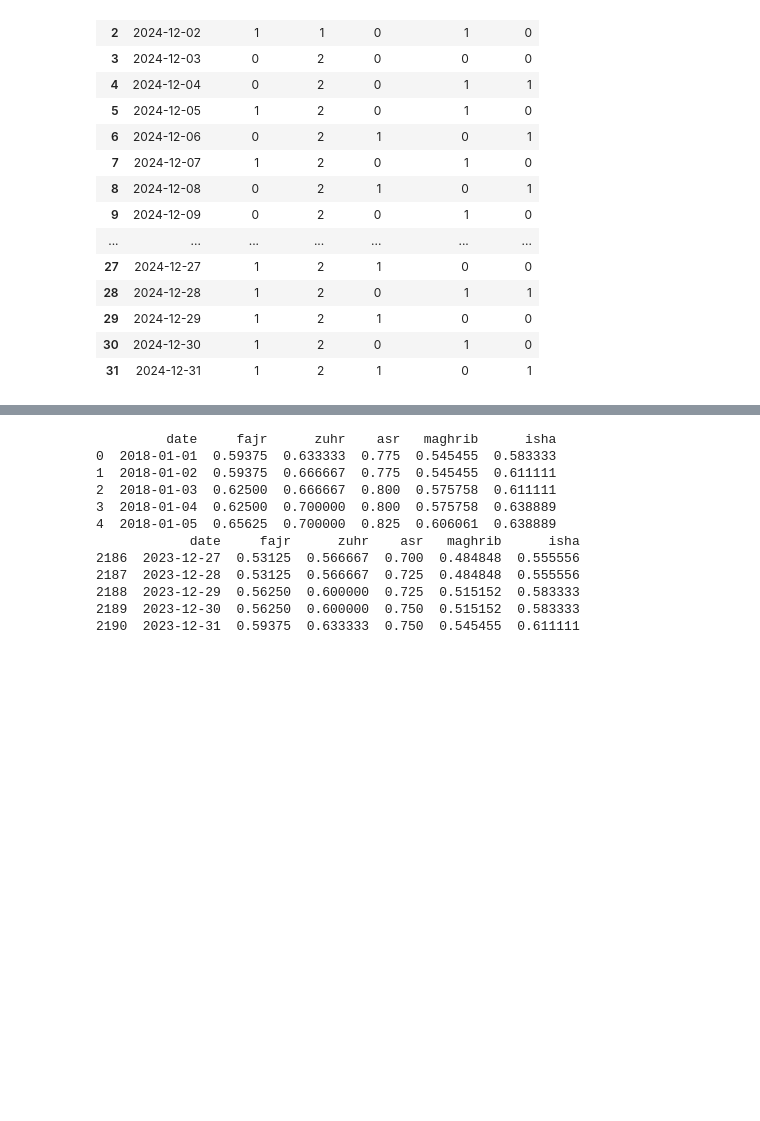
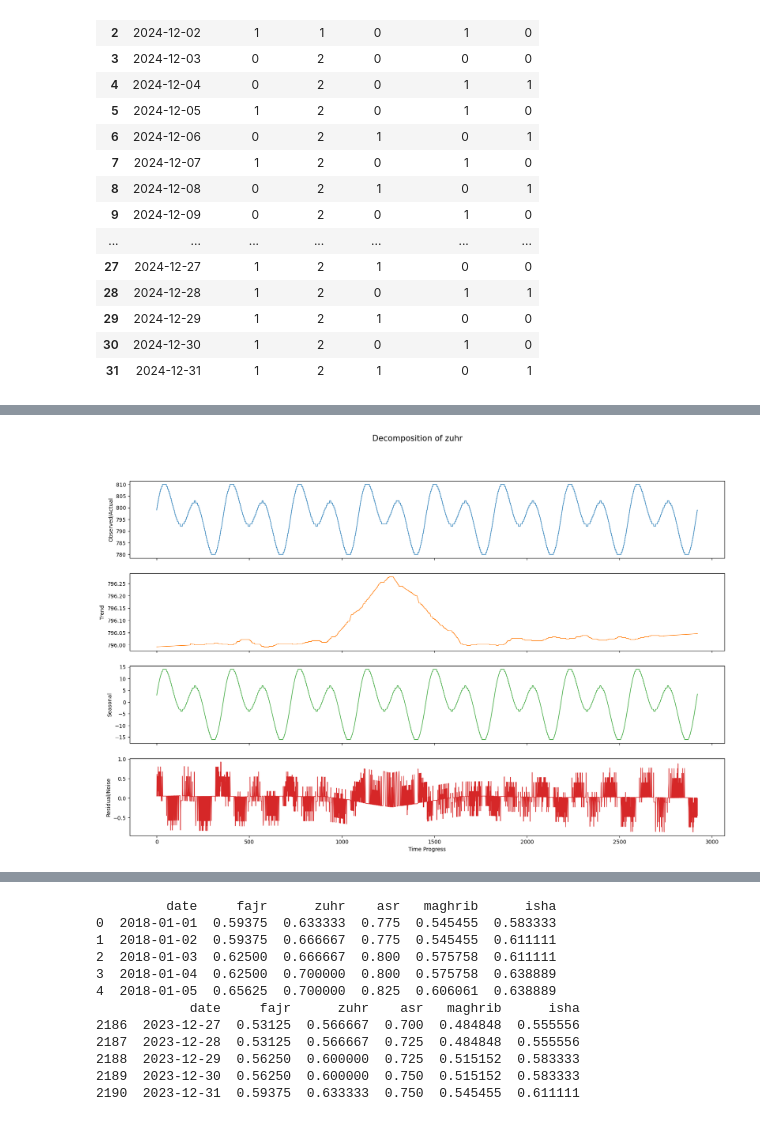
Before and after one commit to azamsuratem/predictprayertimes, a Jupyter notebook: python/objectives_1_and_2.ipynb, the cells around one changed output, grey strips where cells are left out. Saved outputs shown, nothing was run; the diff lists cells and outputs as text; code cells hidden in the pictures; blank space fills up the shorter version.

```diff
--- a/python/objectives_1_and_2.ipynb
+++ b/python/objectives_1_and_2.ipynb
@@ -334,0 +385,4 @@ plot_time_series()
+# %%
+decompose_time_series_charts("zuhr")
+# %% [output]
+[figure, added]
```
Also changed, not shown: parts of 49 cells of this notebook.
